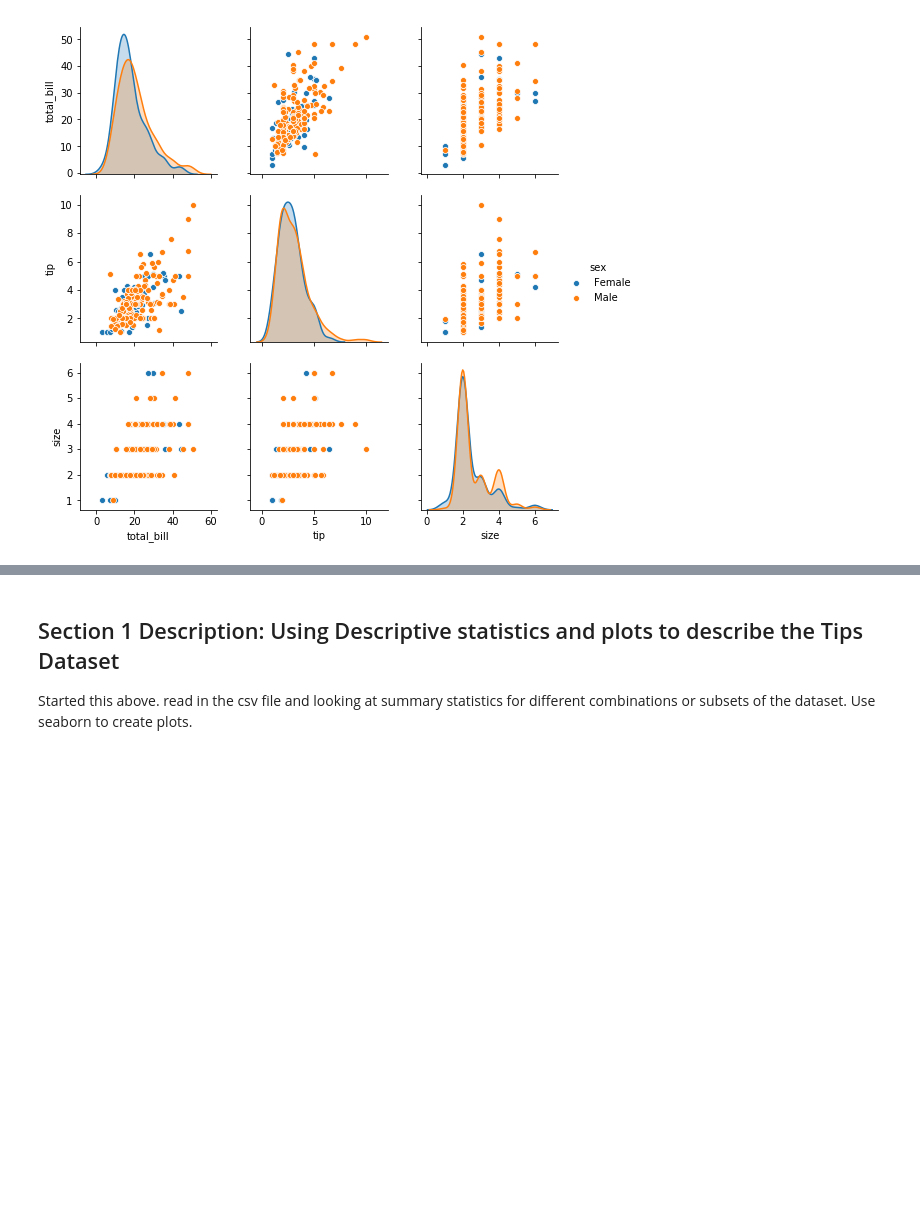
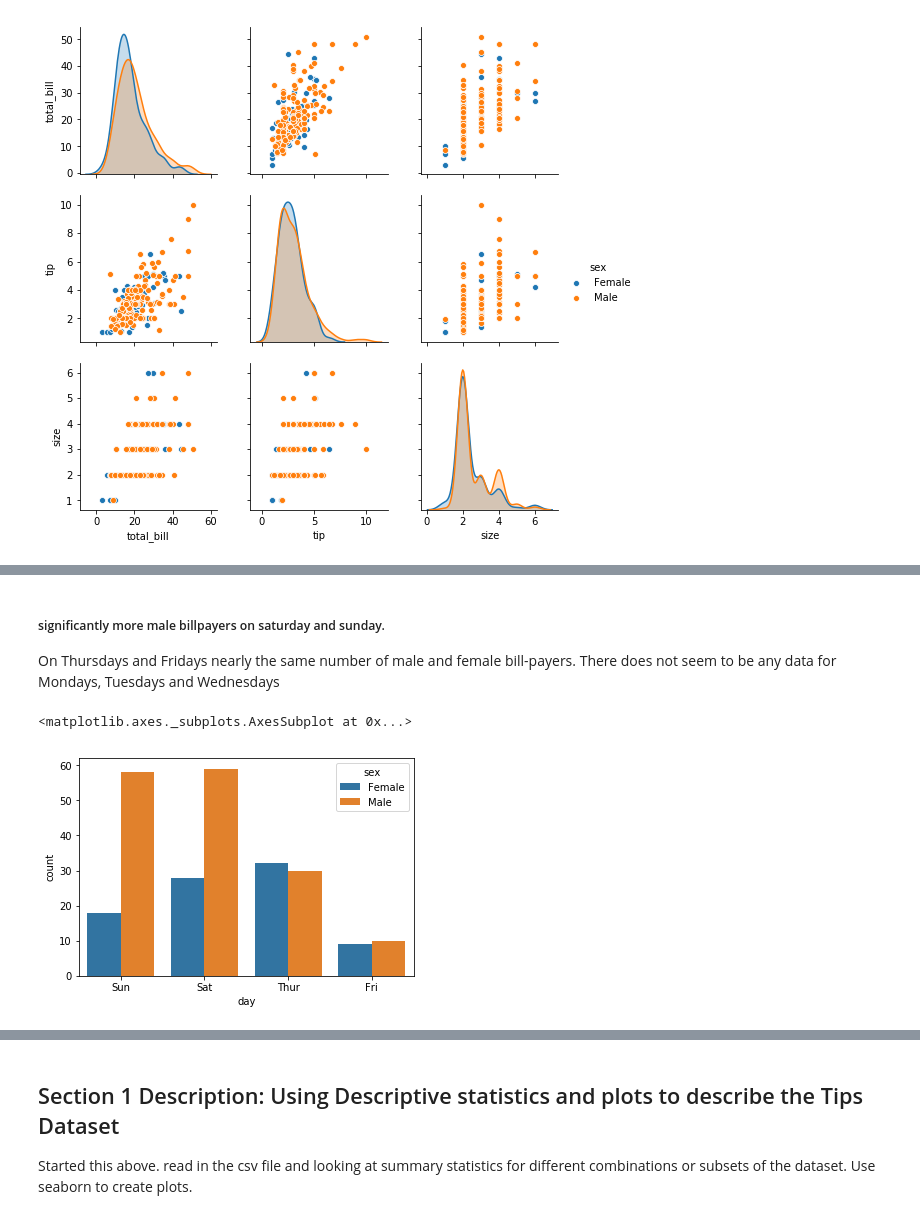
Before and after one commit to angela1C/Fundamentals-of-Data-Analysis-Project-2019, a Jupyter notebook: tips-project.ipynb, the cells around one changed output, grey strips where cells are left out. Saved outputs shown, nothing was run; the diff lists cells and outputs as text; code cells hidden in the pictures; blank space fills up the shorter version.

```diff
--- a/tips-project.ipynb
+++ b/tips-project.ipynb
@@ -444,0 +455,9 @@ NameError: name 'sns' is not defined
+# %% [markdown]
+##### significantly more male billpayers on saturday and sunday.
+On Thursdays and Fridays nearly the same number of male and female bill-payers.
+There does not seem to be any data for Mondays, Tuesdays and Wednesdays
+# %%
+sns.countplot("day",  data =df, hue ="sex")
+# %% [output]
+<matplotlib.axes._subplots.AxesSubplot at 0x...>
+[figure, added]
```
Also changed, not shown: parts of 53 cells of this notebook.
